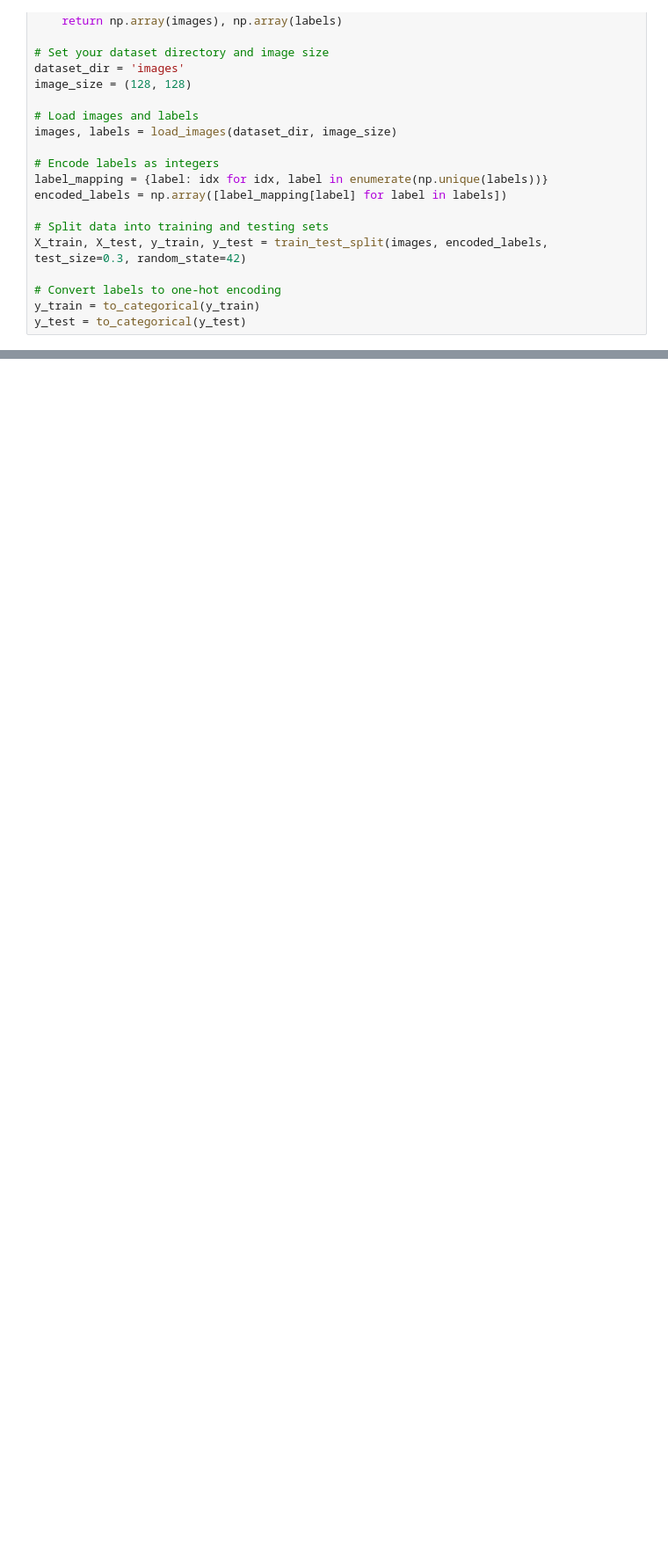
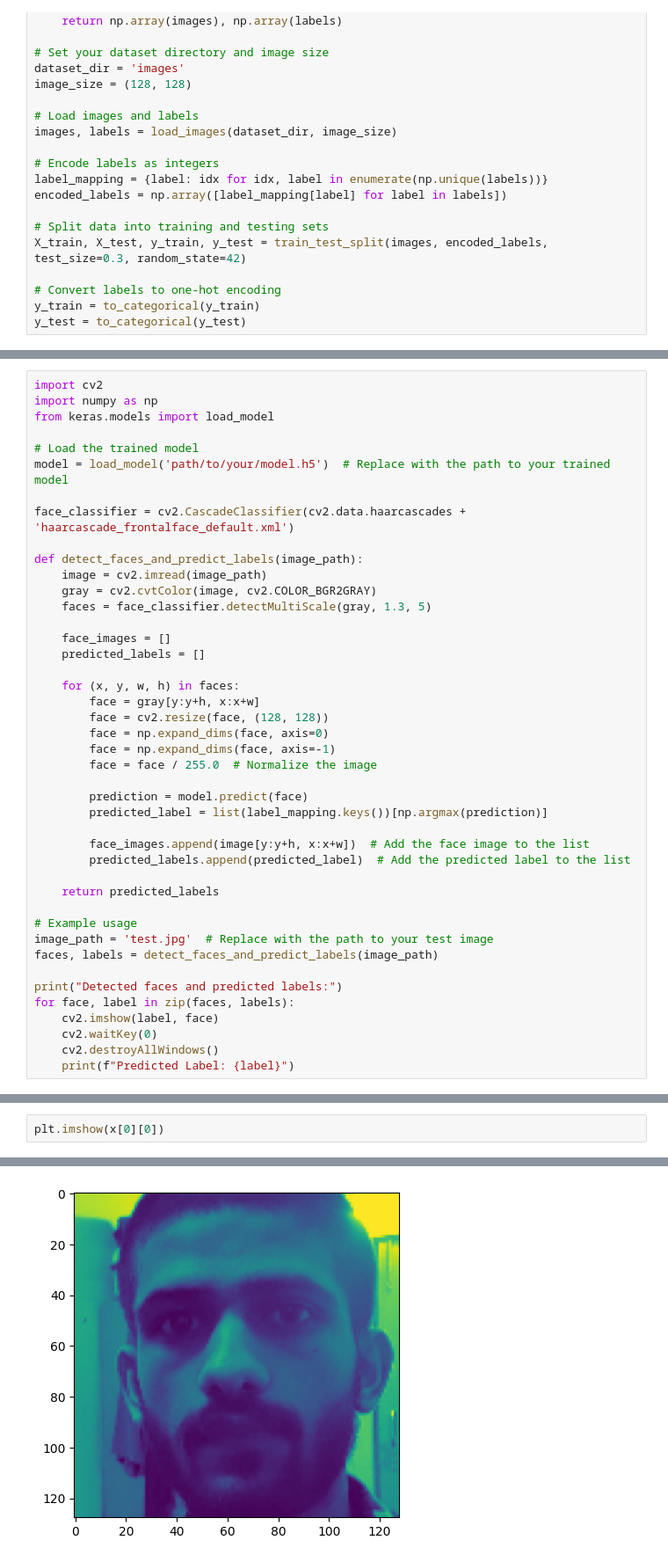
Before and after one commit to theNewtonCode/Attendify2.0, a Jupyter notebook: face_classn.ipynb, the cells around one changed output, grey strips where cells are left out. Shown at 88% size. Cells and saved outputs as stored; diff of their text form; blank space fills up the shorter version.

```diff
--- a/face_classn.ipynb
+++ b/face_classn.ipynb
@@ -162,0 +316,43 @@ Predicted Label: Aditya
+# %%
+import cv2
+import numpy as np
+from keras.models import load_model
+
+# Load the trained model
+model = load_model('path/to/your/model.h5')  # Replace with the path to your trained model
+
+face_classifier = cv2.CascadeClassifier(cv2.data.haarcascades + 'haarcascade_frontalface_default.xml')
+
+def detect_faces_and_predict_labels(image_path):
+    image = cv2.imread(image_path)
+    gray = cv2.cvtColor(image, cv2.COLOR_BGR2GRAY)
+    faces = face_classifier.detectMultiScale(gray, 1.3, 5)
+
+    face_images = []
+    predicted_labels = []
+
+    for (x, y, w, h) in faces:
+        face = gray[y:y+h, x:x+w]
+        face = cv2.resize(face, (128, 128))
+        face = np.expand_dims(face, axis=0)
+        face = np.expand_dims(face, axis=-1)
+        face = face / 255.0  # Normalize the image
+
+        prediction = model.predict(face)
+        predicted_label = list(label_mapping.keys())[np.argmax(prediction)]
+
+        face_images.append(image[y:y+h, x:x+w])  # Add the face image to the list
+        predicted_labels.append(predicted_label)  # Add the predicted label to the list
+
+    return predicted_labels
+
+# Example usage
+image_path = 'test.jpg'  # Replace with the path to your test image
+faces, labels = detect_faces_and_predict_labels(image_path)
+
+print("Detected faces and predicted labels:")
+for face, label in zip(faces, labels):
+    cv2.imshow(label, face)
+    cv2.waitKey(0)
+    cv2.destroyAllWindows()
+    print(f"Predicted Label: {label}")
@@ -257,0 +427,3 @@ Faces cropped and saved successfully.
+# %%
+plt.imshow(x[0][0])
+# %% [output]
@@ -257,0 +431 @@ Faces cropped and saved successfully.
+[figure, added]
```
Also changed, not shown: parts of 26 cells of this notebook, 5 other files.
